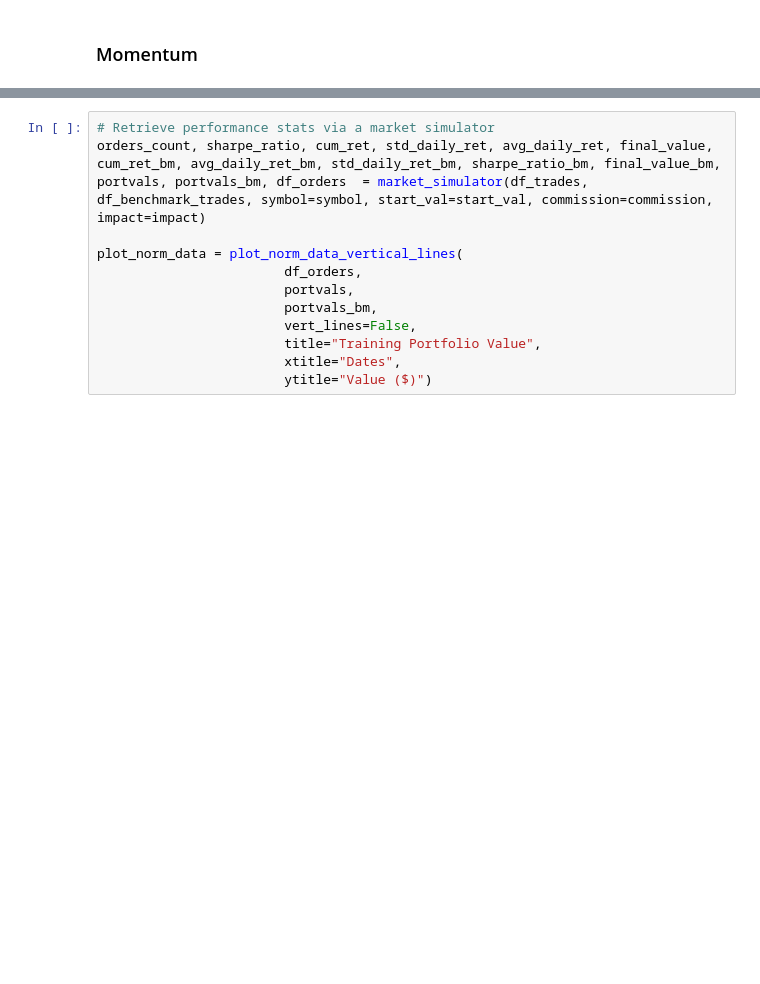
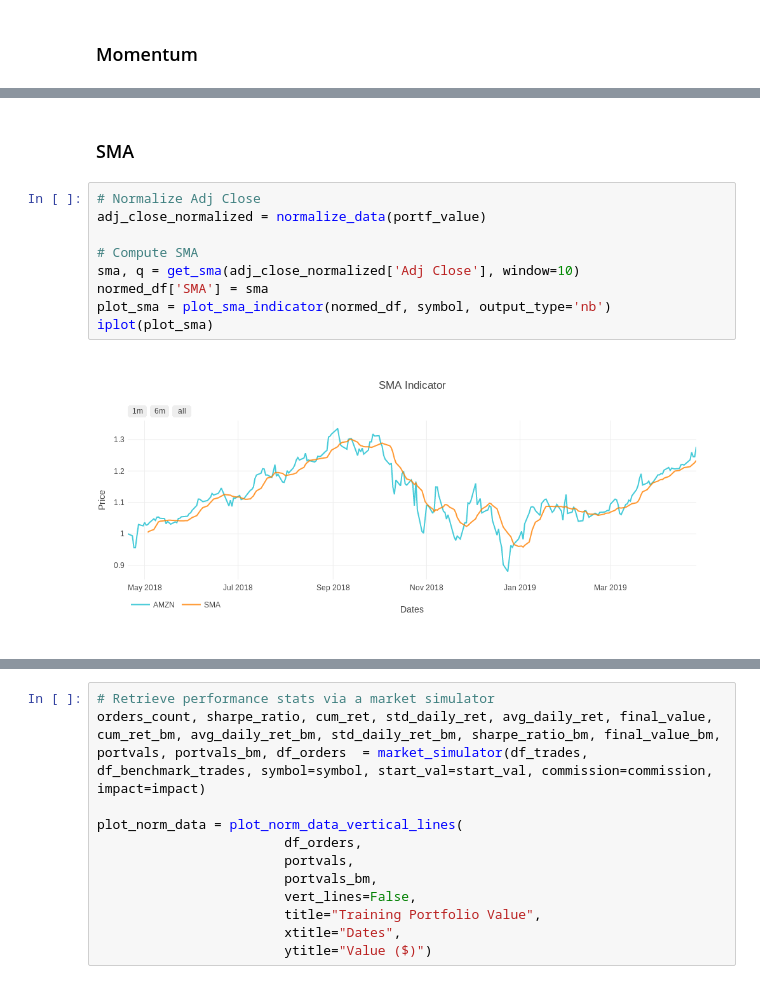
Before and after one commit to kairosart/factors, a Jupyter notebook: strategy_learner_getting_online_data.ipynb, the cells around one changed output, grey strips where cells are left out. Drawn from its saved outputs; the diff is of its cells as text; blank space fills up the shorter version.

```diff
--- a/strategy_learner_getting_online_data.ipynb
+++ b/strategy_learner_getting_online_data.ipynb
@@ -211,0 +179,13 @@ ValueError:
+# %% [markdown]
+### SMA
+# %%
+# Normalize Adj Close
+adj_close_normalized = normalize_data(portf_value)
+
+# Compute SMA
+sma, q = get_sma(adj_close_normalized['Adj Close'], window=10)
+normed_df['SMA'] = sma
+plot_sma = plot_sma_indicator(normed_df, symbol, output_type='nb')
+iplot(plot_sma)
+# %% [output]
+[figure, added]
```
Also changed, not shown: parts of 18 cells of this notebook, 2 other files.
